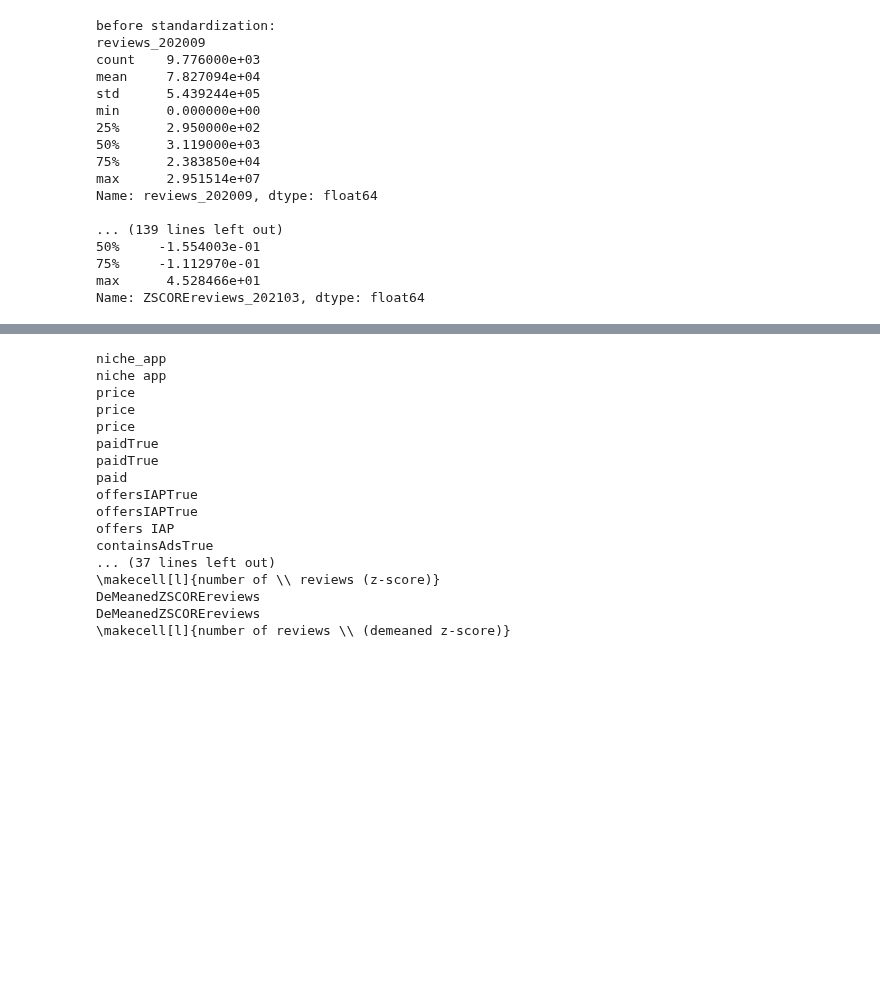
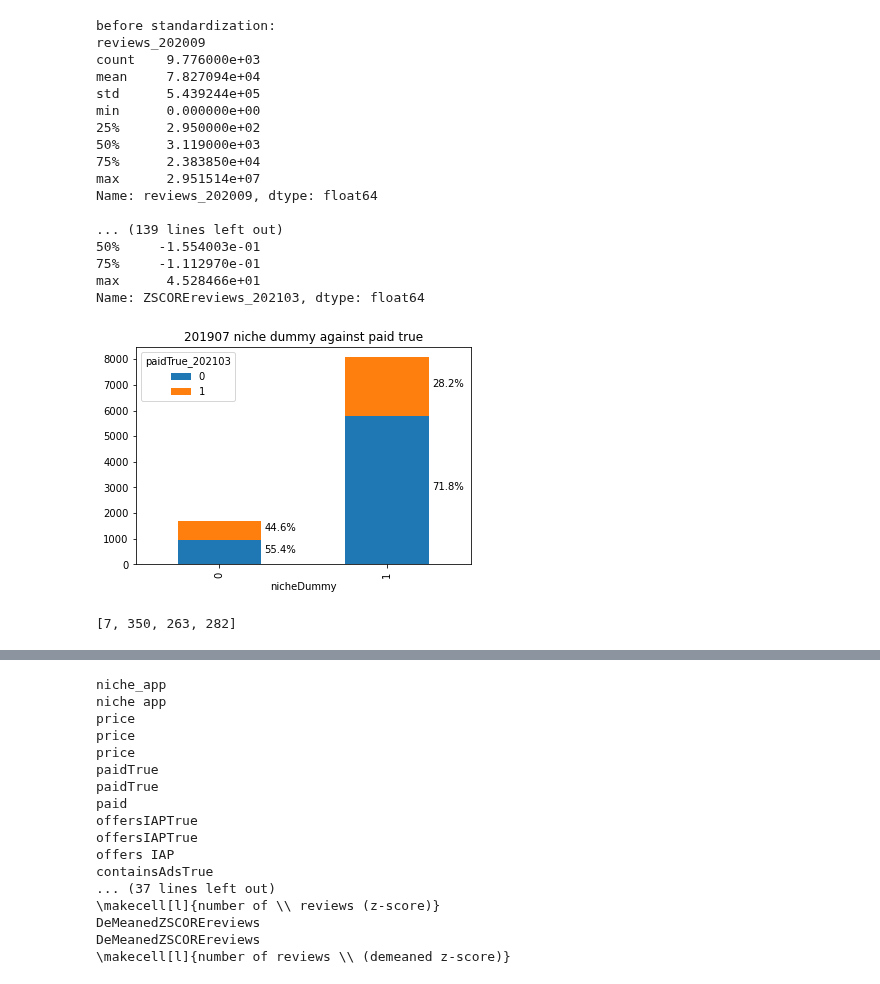
Before and after one commit to nz44/phd_dissertation, a Jupyter notebook: scripts/___test_code___.ipynb, the cells around one changed output, grey strips where cells are left out. Cells and saved outputs as stored; diff of their text form; code cells hidden in the pictures; blank space fills up the shorter version.

Commit message:
add nicheDummy descriptive stats against all other key vars

```diff
--- a/scripts/___test_code___.ipynb
+++ b/scripts/___test_code___.ipynb
@@ -596,7 +203,7 @@ demaned_time_variant_vars = ['DeMeanedscore',
 time_invariant_vars = ['niche_app',
                        'genreIdGame',
                        'contentRatingAdult',
-                       'days_since_released']
+                       'DaysSinceReleased']
 dep_vars = ['paidTrue', 'offersIAPTrue', 'containsAdsTrue', 'price']
 reg_types = ['POOLED_OLS']
 # %%
@@ -636,3 +243,17 @@ Name: reviews_202009, dtype: float64
 75%     -1.112970e-01
 max      4.528466e+01
 Name: ZSCOREreviews_202103, dtype: float64
+# %%
+df3 = d1.text_cluster_relationship_to_keyvars(
+    the_panel='202103',
+    top_n_as_niche=4)
+# %% [output]
+[figure, added]
+# %%
+df4 = df3[0]
+ls = list(df4.index.values)
+print(ls)
+df5 = df3[1]
+df5['nicheDummy'] = df5['combined_panels_kmeans_labels'].apply(lambda x: 0 if x in ls else 1)
+# %% [output]
+[7, 350, 263, 282]
```
Also changed, not shown: parts of 31 cells of this notebook, 25 other files.
